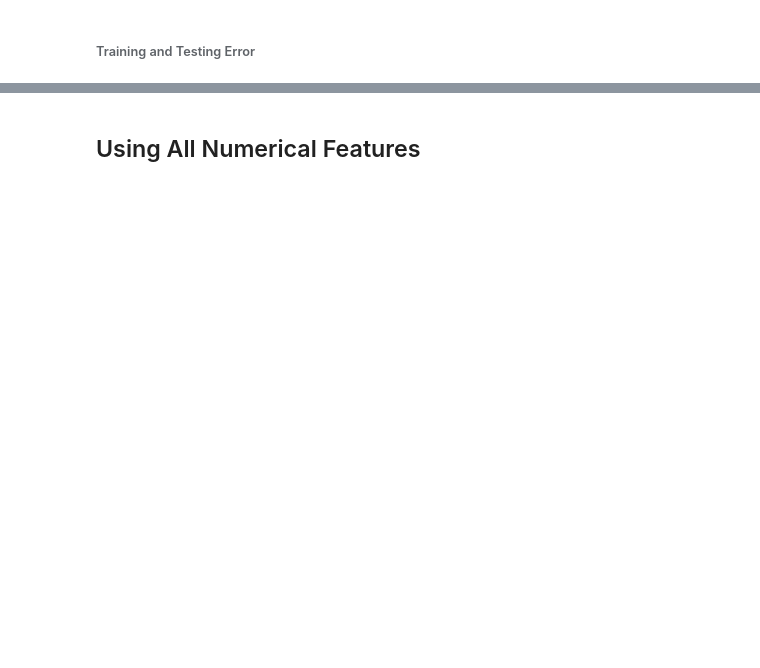
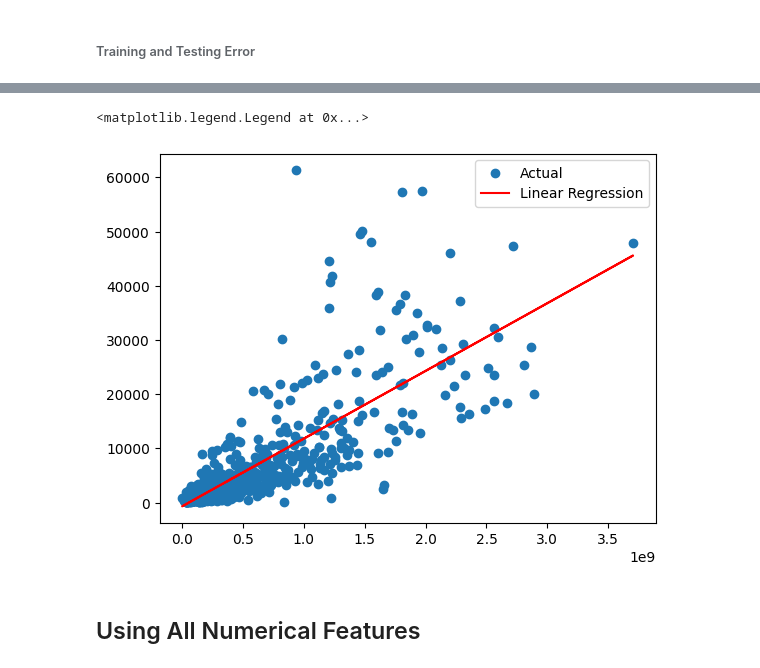
Before and after one commit to varunraisinghal/CSE151A-MachineLearningFinalProject, a Jupyter notebook: CSE151A_Machine_Learning.ipynb, the cells around one changed output, grey strips where cells are left out. Saved outputs shown, nothing was run; the diff lists cells and outputs as text; code cells hidden in the pictures; blank space fills up the shorter version.

```diff
--- a/CSE151A_Machine_Learning.ipynb
+++ b/CSE151A_Machine_Learning.ipynb
@@ -458,3 +450,10 @@ Test Error MSE: 28384383.44708232
+# %%
+plt.scatter(X_train['streams'], y_train, label = 'Actual')
+plt.plot(X_train['streams'], yhat_train, color = 'red', label = 'Linear Regression')
+plt.legend()
+# %% [output]
+<matplotlib.legend.Legend at 0x...>
+[figure, added]
 # %% [markdown]
 ## Using All Numerical Features
 # %%
```
Also changed, not shown: parts of 20 cells of this notebook.
